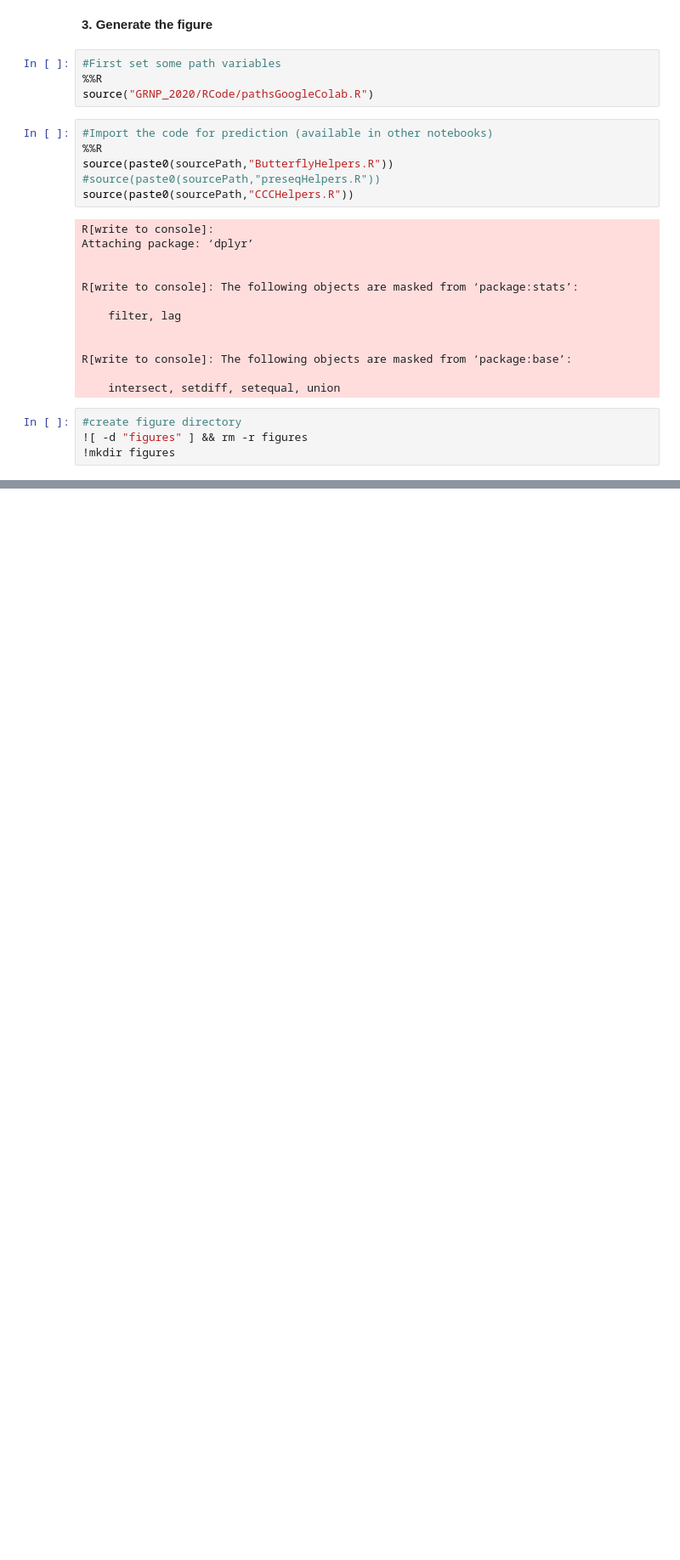
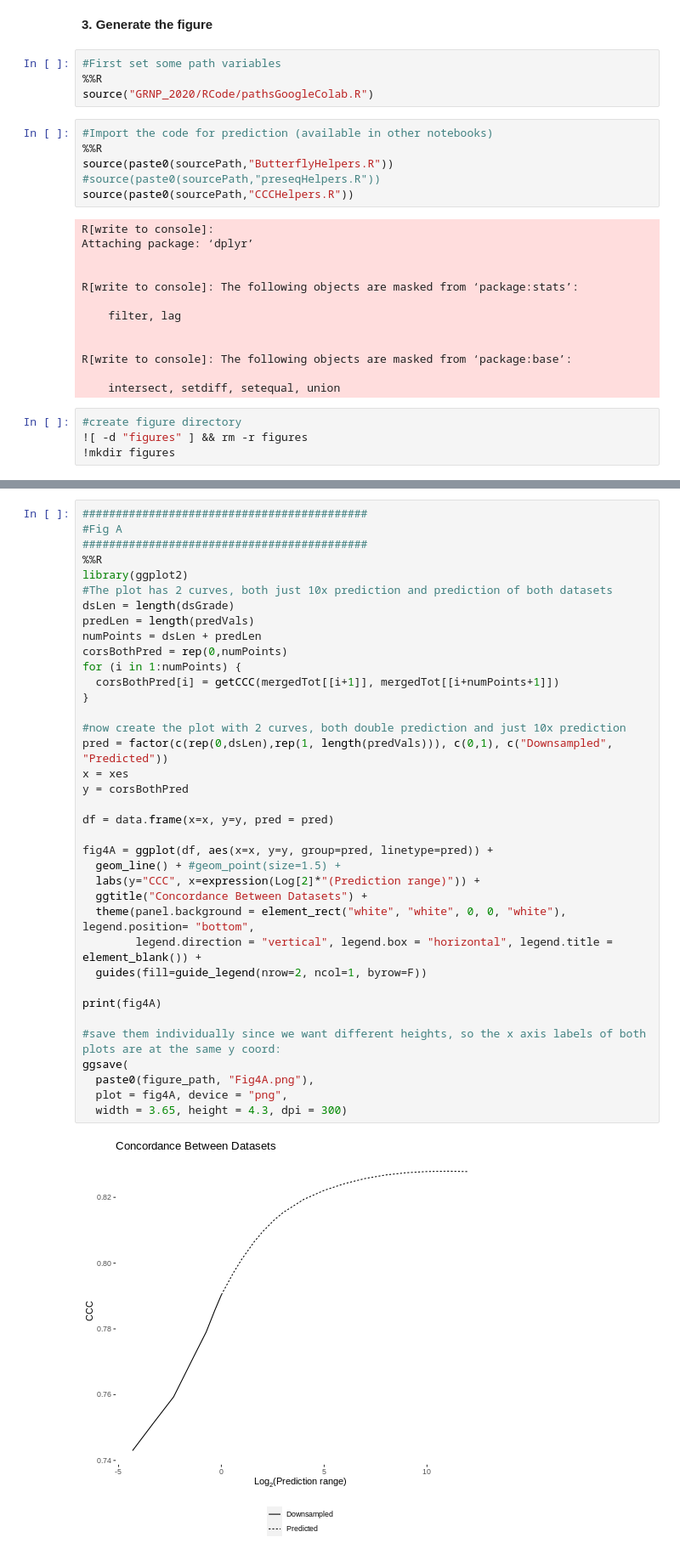
Before and after one commit to pachterlab/GRNP_2020, a Jupyter notebook: notebooks/figure_generation/GenFig4.ipynb, the cells around one changed output, grey strips where cells are left out. Shown at 85% size. Drawn from its saved outputs; the diff is of its cells as text; blank space fills up the shorter version.

```diff
--- a/notebooks/figure_generation/GenFig4.ipynb
+++ b/notebooks/figure_generation/GenFig4.ipynb
@@ -253,0 +215,39 @@ ggsave(
+# %%
+###########################################
+#Fig A
+###########################################
+%%R
+library(ggplot2)
+#The plot has 2 curves, both just 10x prediction and prediction of both datasets
+dsLen = length(dsGrade)
+predLen = length(predVals)
+numPoints = dsLen + predLen
+corsBothPred = rep(0,numPoints)
+for (i in 1:numPoints) {
+  corsBothPred[i] = getCCC(mergedTot[[i+1]], mergedTot[[i+numPoints+1]])
+}
+
+#now create the plot with 2 curves, both double prediction and just 10x prediction
+pred = factor(c(rep(0,dsLen),rep(1, length(predVals))), c(0,1), c("Downsampled", "Predicted"))
+x = xes
+y = corsBothPred
+
+df = data.frame(x=x, y=y, pred = pred)
+
+fig4A = ggplot(df, aes(x=x, y=y, group=pred, linetype=pred)) +
+  geom_line() + #geom_point(size=1.5) +
+  labs(y="CCC", x=expression(Log[2]*"(Prediction range)")) +
+  ggtitle("Concordance Between Datasets") +
+  theme(panel.background = element_rect("white", "white", 0, 0, "white"), legend.position= "bottom",
+        legend.direction = "vertical", legend.box = "horizontal", legend.title = element_blank()) +
+  guides(fill=guide_legend(nrow=2, ncol=1, byrow=F))
+
+print(fig4A)
+
+#save them individually since we want different heights, so the x axis labels of both plots are at the same y coord:
+ggsave(
+  paste0(figure_path, "Fig4A.png"),
+  plot = fig4A, device = "png",
+  width = 3.65, height = 4.3, dpi = 300)
+# %% [output]
+[figure, added]
```
Also changed, not shown: parts of 6 cells of this notebook.
